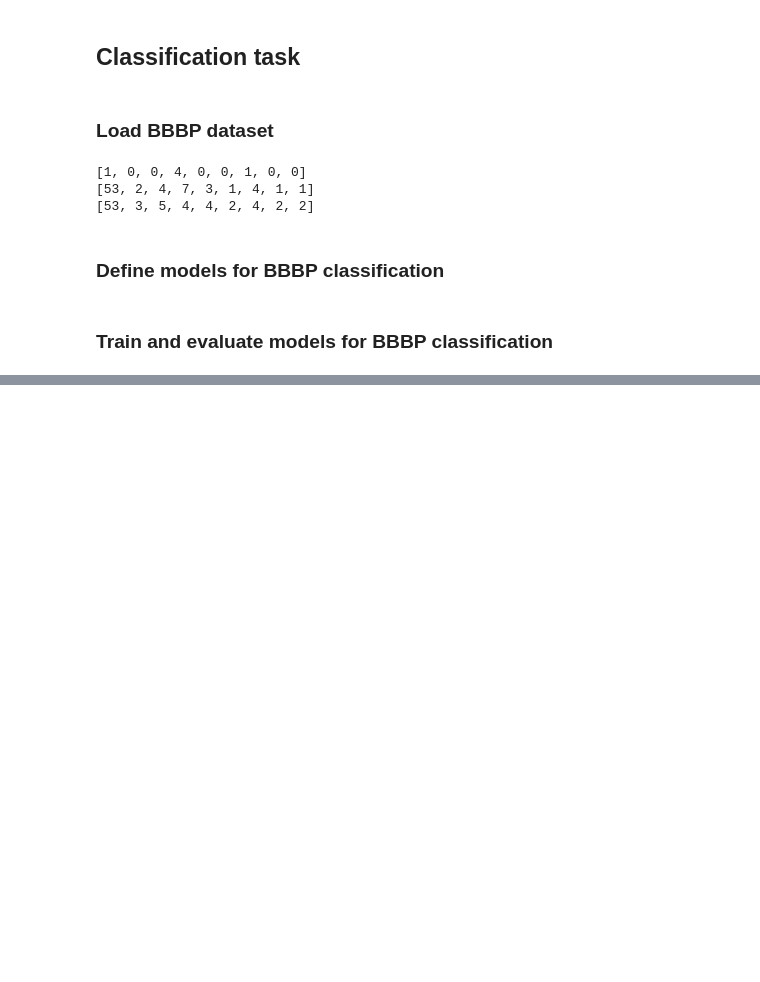
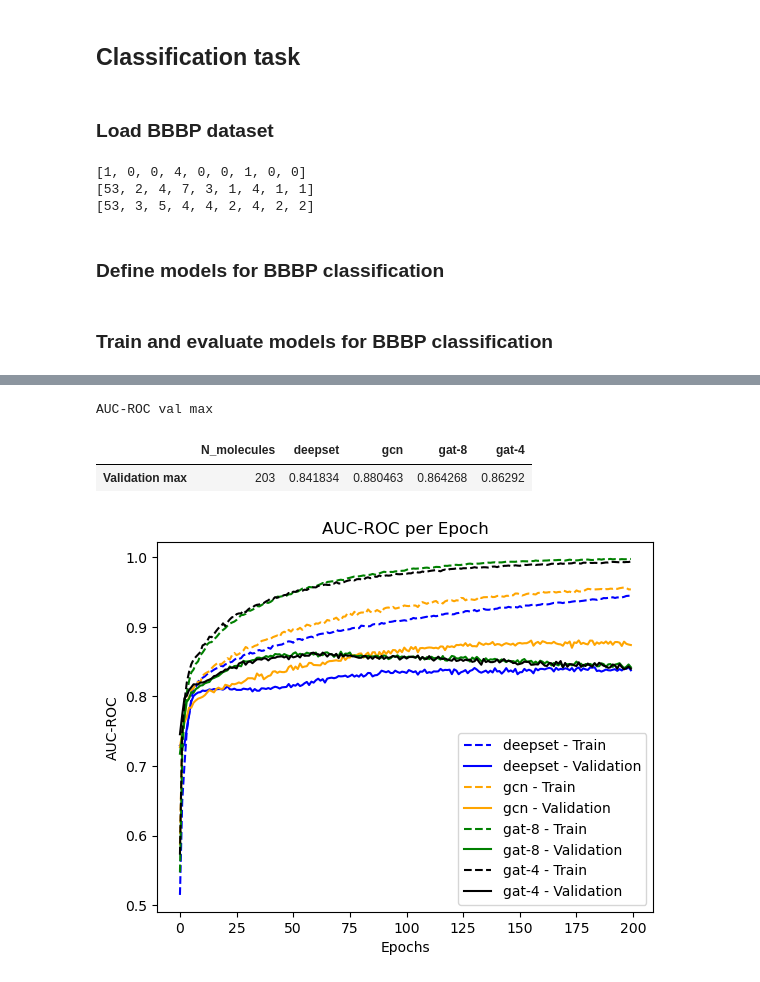
Before and after one commit to Jacob-sandstrom/DAT625-Structured-machine-learning, a Jupyter notebook: Structured_ML_Project1_Notebook.ipynb, the cells around one changed output, grey strips where cells are left out. Saved outputs shown, nothing was run; the diff lists cells and outputs as text; code cells hidden in the pictures; blank space fills up the shorter version.

```diff
--- a/Structured_ML_Project1_Notebook.ipynb
+++ b/Structured_ML_Project1_Notebook.ipynb
@@ -729,0 +781,41 @@ display(gat_results)
+# %%
+print("AUC-ROC val max")
+AUC_ROC_results = pd.DataFrame(
+    {
+        "N_molecules": [
+            len(val_dataset),
+        ],
+        "deepset": [
+            np.max(np.mean(np.array(model_data_classif["deepset"]["val"]["auc_roc"]), axis=0)),
+        ],
+        "gcn": [
+            np.max(np.mean(np.array(model_data_classif["gcn"]["val"]["auc_roc"]), axis=0)),
+        ],
+        "gat-8": [
+            np.max(np.mean(np.array(model_data_classif["gat-8"]["val"]["auc_roc"]), axis=0)),
+        ],
+        "gat-4": [
+            np.max(np.mean(np.array(model_data_classif["gat-4"]["val"]["auc_roc"]), axis=0)),
+        ],
+    },
+    index=["Validation max"],
+)
+
+display(AUC_ROC_results)
+# %% [output]
+AUC-ROC val max
+|  | N_molecules | deepset | gcn | gat-8 | gat-4 |
+| Validation max | 203 | 0.841834 | 0.880463 | 0.864268 | 0.86292 |
+# %%
+for model in models:
+    # for iter in range(replications):
+    plt.plot(np.mean(np.array(model_data_classif[model.name]["train"]["auc_roc"]), axis=0), label=f"{model.name} - Train", linestyle="--", color=colors[models.index(model)])
+    plt.plot(np.mean(np.array(model_data_classif[model.name]["val"]["auc_roc"]), axis=0), label=f"{model.name} - Validation", color=colors[models.index(model)])
+
+plt.title("AUC-ROC per Epoch")
+plt.xlabel("Epochs")
+plt.ylabel("AUC-ROC")
+plt.legend()
+plt.show()
+# %% [output]
+[figure, added]
```
Also changed, not shown: parts of 22 cells of this notebook, 1 other file.
